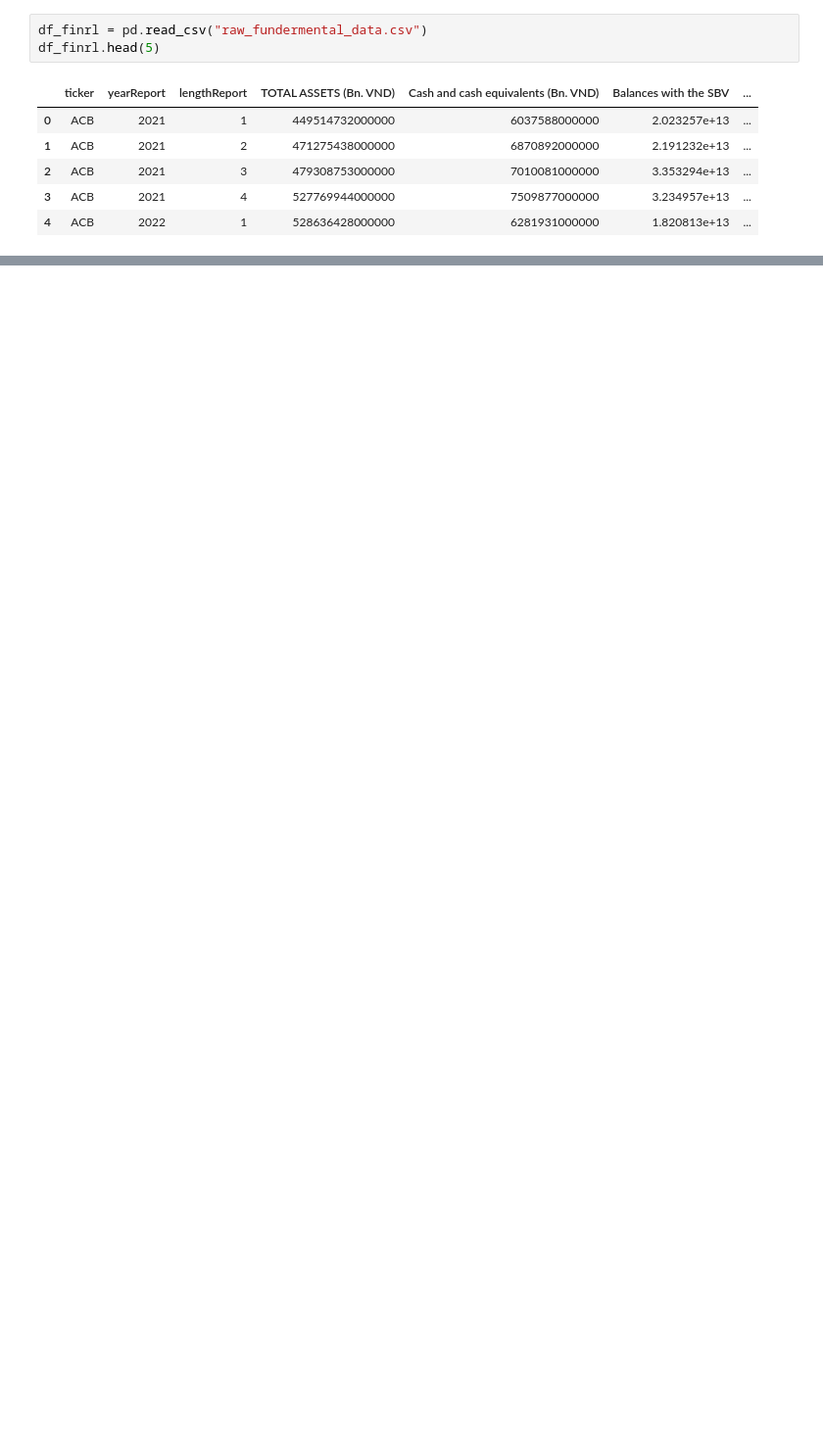
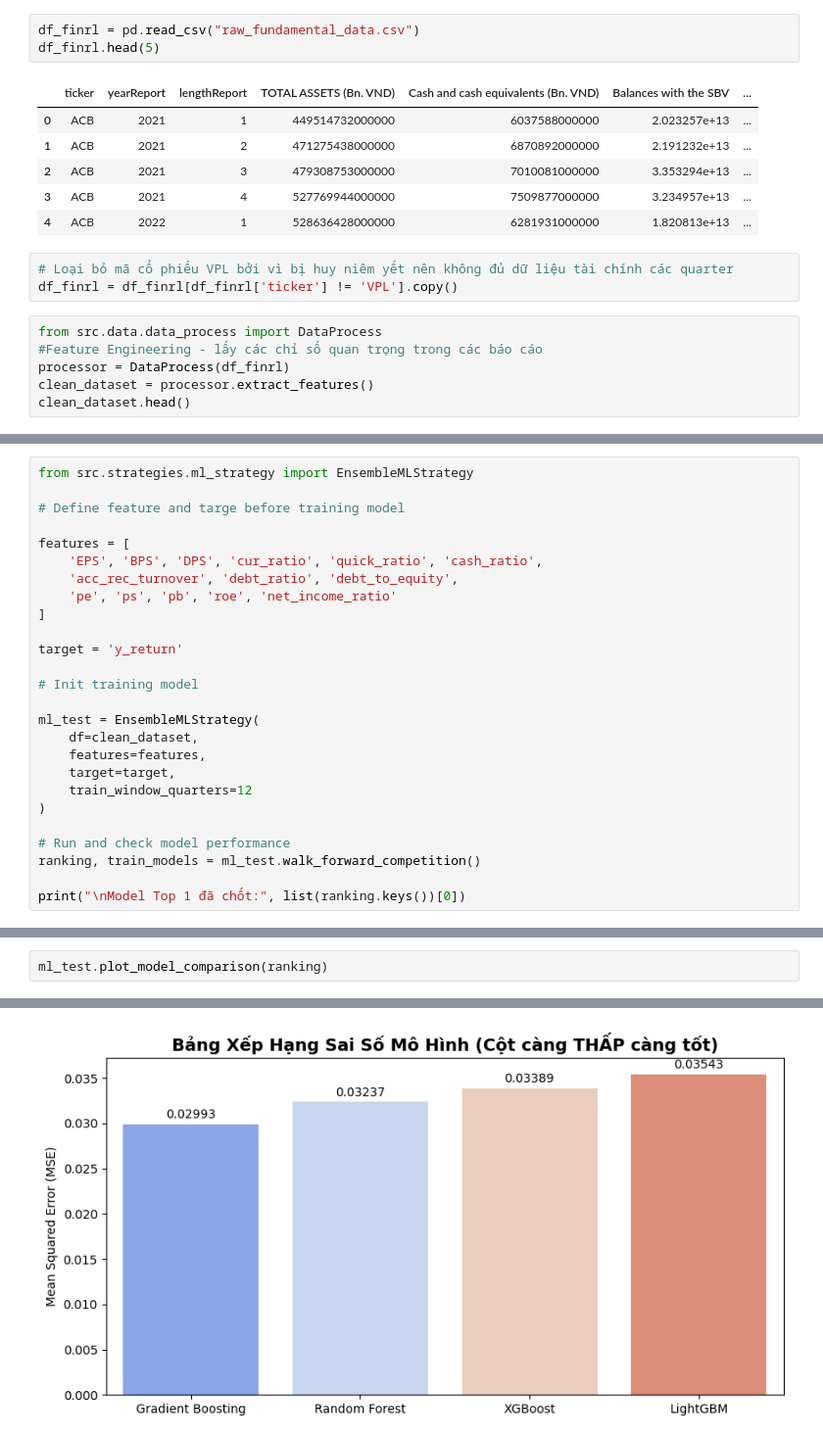
Before and after one commit to nguyentobinh12x5/Finance-Analyst-Agent, a Jupyter notebook: FinRL.ipynb, the cells around one changed output, grey strips where cells are left out. Shown at 98% size. Saved outputs shown, nothing was run; the diff lists cells and outputs as text; blank space fills up the shorter version.

Commit message:
feat: Implement structured data processing for financial ratios and a walk-forward ensemble ML strategy, moving core logic into dedicated source modules.

```diff
--- a/FinRL.ipynb
+++ b/FinRL.ipynb
@@ -133,5 +40,5 @@ print(f"Đã lưu file mới: {file_name}")
 # %%
-df_finrl = pd.read_csv("raw_fundermental_data.csv")
+df_finrl = pd.read_csv("raw_fundamental_data.csv")
 df_finrl.head(5)
 # %% [output]
 |  | ticker | yearReport | lengthReport | TOTAL ASSETS (Bn. VND) | Cash and cash equivalents (Bn. VND) | Balances with the SBV | ... |
@@ -140,3 +47,12 @@ df_finrl.head(5)
 | 2 | ACB | 2021 | 3 | 479308753000000 | 7010081000000 | 3.353294e+13 | ... |
 | 3 | ACB | 2021 | 4 | 527769944000000 | 7509877000000 | 3.234957e+13 | ... |
 | 4 | ACB | 2022 | 1 | 528636428000000 | 6281931000000 | 1.820813e+13 | ... |
+# %%
+# Loại bỏ mã cổ phiếu VPL bởi vì bị huy niêm yết nên không đủ dữ liệu tài chính các quarter
+df_finrl = df_finrl[df_finrl['ticker'] != 'VPL'].copy()
+# %%
+from src.data.data_process import DataProcess
+#Feature Engineering - lấy các chỉ số quan trọng trong các báo cáo
+processor = DataProcess(df_finrl)
+clean_dataset = processor.extract_features()
+clean_dataset.head()
@@ -142,0 +113,26 @@ df_finrl.head(5)
+# %%
+from src.strategies.ml_strategy import EnsembleMLStrategy
+
+# Define feature and targe before training model
+
+features = [
+    'EPS', 'BPS', 'DPS', 'cur_ratio', 'quick_ratio', 'cash_ratio',
+    'acc_rec_turnover', 'debt_ratio', 'debt_to_equity',
+    'pe', 'ps', 'pb', 'roe', 'net_income_ratio'
+]
+
+target = 'y_return'
+
+# Init training model
+
+ml_test = EnsembleMLStrategy(
+    df=clean_dataset,
+    features=features,
+    target=target,
+    train_window_quarters=12
+)
+
+# Run and check model performance
+ranking, train_models = ml_test.walk_forward_competition()
+
+print("\nModel Top 1 đã chốt:", list(ranking.keys())[0])
@@ -142,0 +159,3 @@ df_finrl.head(5)
+# %%
+ml_test.plot_model_comparison(ranking)
+# %% [output]
@@ -142,0 +165 @@ df_finrl.head(5)
+[figure, added]
```
Also changed, not shown: parts of 16 cells of this notebook, 8 other files.
